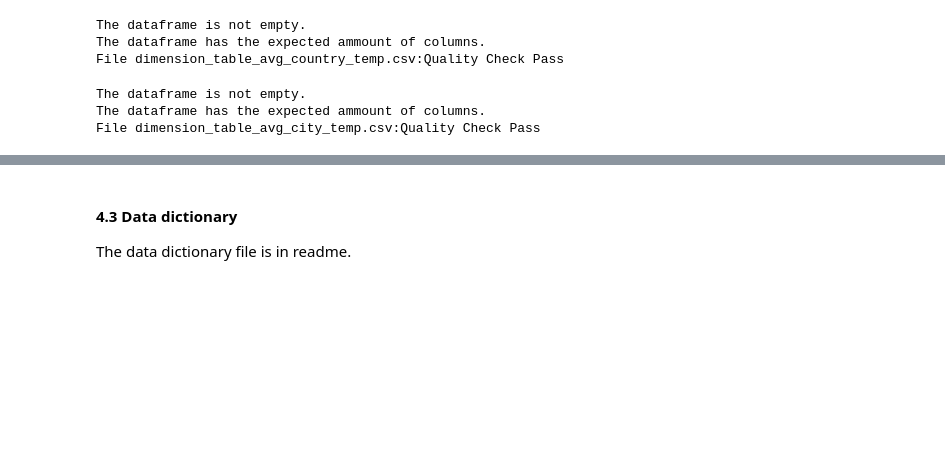
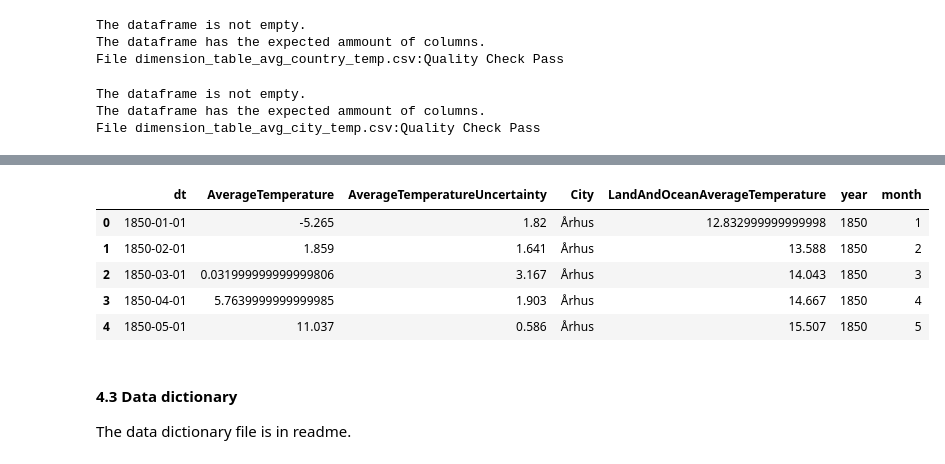
Before and after one commit to polarbeargo/Data-Engineering-Capstone-Project, a Jupyter notebook: Capstone Project Template.ipynb, the cells around one changed output, grey strips where cells are left out. Saved outputs shown, nothing was run; the diff lists cells and outputs as text; code cells hidden in the pictures; blank space fills up the shorter version.

```diff
--- a/Capstone Project Template.ipynb
+++ b/Capstone Project Template.ipynb
@@ -341,3 +354,14 @@ File dimension_table_avg_city_temp.csv:Quality Check Pass
+# %%
+df = spark.read.format("csv").option("header", "true").load("dimension_table_avg_city_temp.csv")
+df.createOrReplaceTempView("ByCityTable")
+spark.sql('SELECT * FROM ByCityTable').toPandas()
+# %% [output]
+|  | dt | AverageTemperature | AverageTemperatureUncertainty | City | LandAndOceanAverageTemperature | year | month |
+| 0 | 1850-01-01 | -5.265 | 1.82 | Århus | 12.832999999999998 | 1850 | 1 |
+| 1 | 1850-02-01 | 1.859 | 1.641 | Århus | 13.588 | 1850 | 2 |
+| 2 | 1850-03-01 | 0.031999999999999806 | 3.167 | Århus | 14.043 | 1850 | 3 |
+| 3 | 1850-04-01 | 5.7639999999999985 | 1.903 | Århus | 14.667 | 1850 | 4 |
+| 4 | 1850-05-01 | 11.037 | 0.586 | Århus | 15.507 | 1850 | 5 |
 # %% [markdown]
 #### 4.3 Data dictionary
 The data dictionary file is in readme.
```
Also changed, not shown: parts of 4 cells of this notebook.
